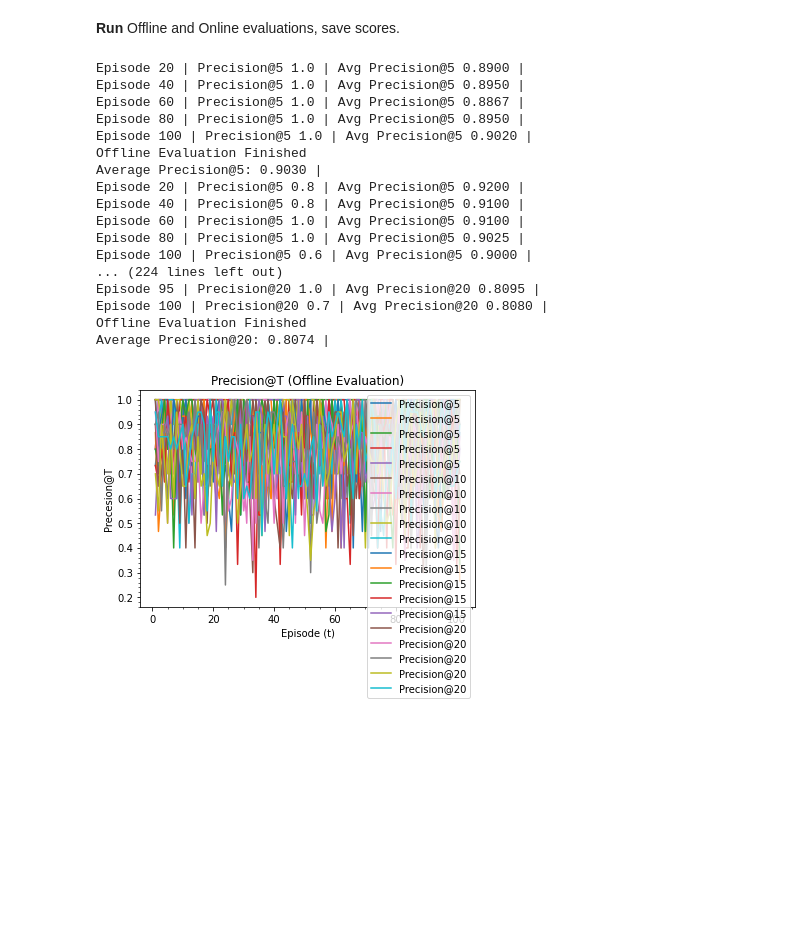
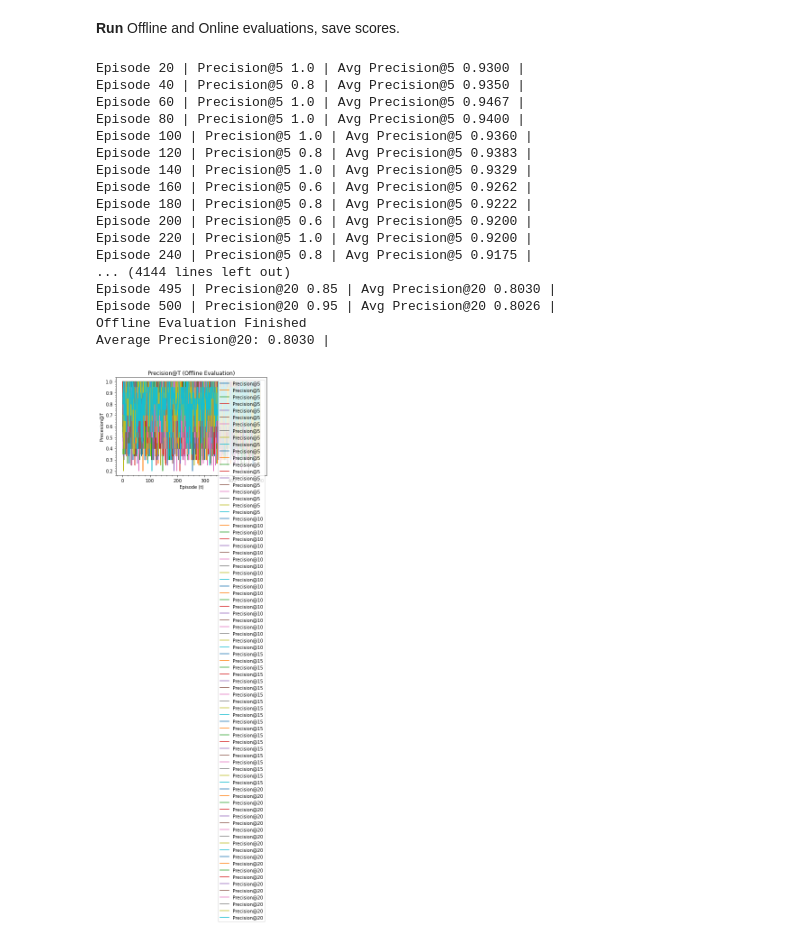
Before and after one commit to jiaqi-xi/slate_restaurant, a Jupyter notebook: Final Project/train_drr.ipynb, the cells around one changed output. Cells and saved outputs as stored; diff of their text form; code cells hidden in the pictures; blank space fills up the shorter version.

Commit message:
update training

```diff
--- a/Final Project/train_drr.ipynb
+++ b/Final Project/train_drr.ipynb
@@ -52,7 +46,7 @@ class config():
     # hyperparams
     batch_size = 64
     gamma = 0.9
-    replay_buffer_size = 1000 #100000
+    replay_buffer_size = 100000
     history_buffer_size = 5
     learning_start = 5000
     learning_freq = 1
@@ -66,9 +60,9 @@ class config():
     tau = 0.01 # inital 0.001
     beta = 0.4
     prob_alpha = 0.3
-    max_timesteps_train = 1000 #260000
-    max_epochs_offline = 100 #500
-    max_timesteps_online = 2000 #20000
+    max_timesteps_train = 260000
+    max_epochs_offline = 500
+    max_timesteps_online = 20000
     embedding_feature_size = 100
     episode_length = 10
     train_ratio = 0.8
@@ -231,8 +231,8 @@ Training Finished
 # Change to newest trained data directories
 # config.trained_models_dir = config.output_path
 # output_path = config.output_path
-config.trained_models_dir = "results/231207-201029/"
-output_path = "results/231207-201029/"
+config.trained_models_dir = "results/231208-002844/"
+output_path = "results/231208-002844/"
 
 train_actor_loss_data_dir = output_path + 'train_actor_loss_data.npy'
 train_critic_loss_data_dir = output_path + 'train_critic_loss_data.npy'
@@ -307,46 +307,44 @@ sourceFile.close()
 # %%
 T_precisions = [5, 10, 15, 20]
 # %%
-# Offline evaluate
-
 # PMF
 for T_precision in T_precisions:
     pmf_Ts = []
-    for i in range(5):
-    # for i in range(20):
+    #for i in range(5):
+    for i in range(20):
         # Evaluate
         avg_precision = trainer.offline_pmf_evaluate(T_precision)
 
         # Append to list
         pmf_Ts.append(avg_precision)
 
     # Save data
     pmf_Ts = np.array(pmf_Ts)
     np.save(output_path + f'avg_precision@{T_precision}_offline_pmf_eval.npy', pmf_Ts)
 
     # Save
     sourceFile = open(output_path + f'avg_precision@{T_precision}_offline_pmf_eval.txt', 'w')
     print(f'Average Precision@{T_precision} (Eval): {np.mean(pmf_Ts)}', file=sourceFile)
     sourceFile.close()
 # %% [output]
-Episode 20 | Precision@5 1.0 | Avg Precision@5 0.8900 |
-Episode 40 | Precision@5 1.0 | Avg Precision@5 0.8950 |
-Episode 60 | Precision@5 1.0 | Avg Precision@5 0.8867 |
-Episode 80 | Precision@5 1.0 | Avg Precision@5 0.8950 |
-Episode 100 | Precision@5 1.0 | Avg Precision@5 0.9020 |
+Episode 20 | Precision@5 1.0 | Avg Precision@5 0.9300 |
+Episode 40 | Precision@5 0.8 | Avg Precision@5 0.9350 |
+Episode 60 | Precision@5 1.0 | Avg Precision@5 0.9467 |
+Episode 80 | Precision@5 1.0 | Avg Precision@5 0.9400 |
+Episode 100 | Precision@5 1.0 | Avg Precision@5 0.9360 |
+Episode 120 | Precision@5 0.8 | Avg Precision@5 0.9383 |
+Episode 140 | Precision@5 1.0 | Avg Precision@5 0.9329 |
+Episode 160 | Precision@5 0.6 | Avg Precision@5 0.9262 |
+Episode 180 | Precision@5 0.8 | Avg Precision@5 0.9222 |
+Episode 200 | Precision@5 0.6 | Avg Precision@5 0.9200 |
+Episode 220 | Precision@5 1.0 | Avg Precision@5 0.9200 |
+Episode 240 | Precision@5 0.8 | Avg Precision@5 0.9175 |
+... (4144 lines left out)
+Episode 495 | Precision@20 0.85 | Avg Precision@20 0.8030 |
+Episode 500 | Precision@20 0.95 | Avg Precision@20 0.8026 |
 Offline Evaluation Finished
-Average Precision@5: 0.9030 |
-Episode 20 | Precision@5 0.8 | Avg Precision@5 0.9200 |
-Episode 40 | Precision@5 0.8 | Avg Precision@5 0.9100 |
-Episode 60 | Precision@5 1.0 | Avg Precision@5 0.9100 |
-Episode 80 | Precision@5 1.0 | Avg Precision@5 0.9025 |
-Episode 100 | Precision@5 0.6 | Avg Precision@5 0.9000 |
-... (224 lines left out)
-Episode 95 | Precision@20 1.0 | Avg Precision@20 0.8095 |
-Episode 100 | Precision@20 0.7 | Avg Precision@20 0.8080 |
-Offline Evaluation Finished
-Average Precision@20: 0.8074 |
+Average Precision@20: 0.8030 |
-[figure, old version]
+[figure, new version]
 # %%
 # DRR
 for T_precision in T_precisions:
```
Also changed, not shown: parts of 5 cells of this notebook.
